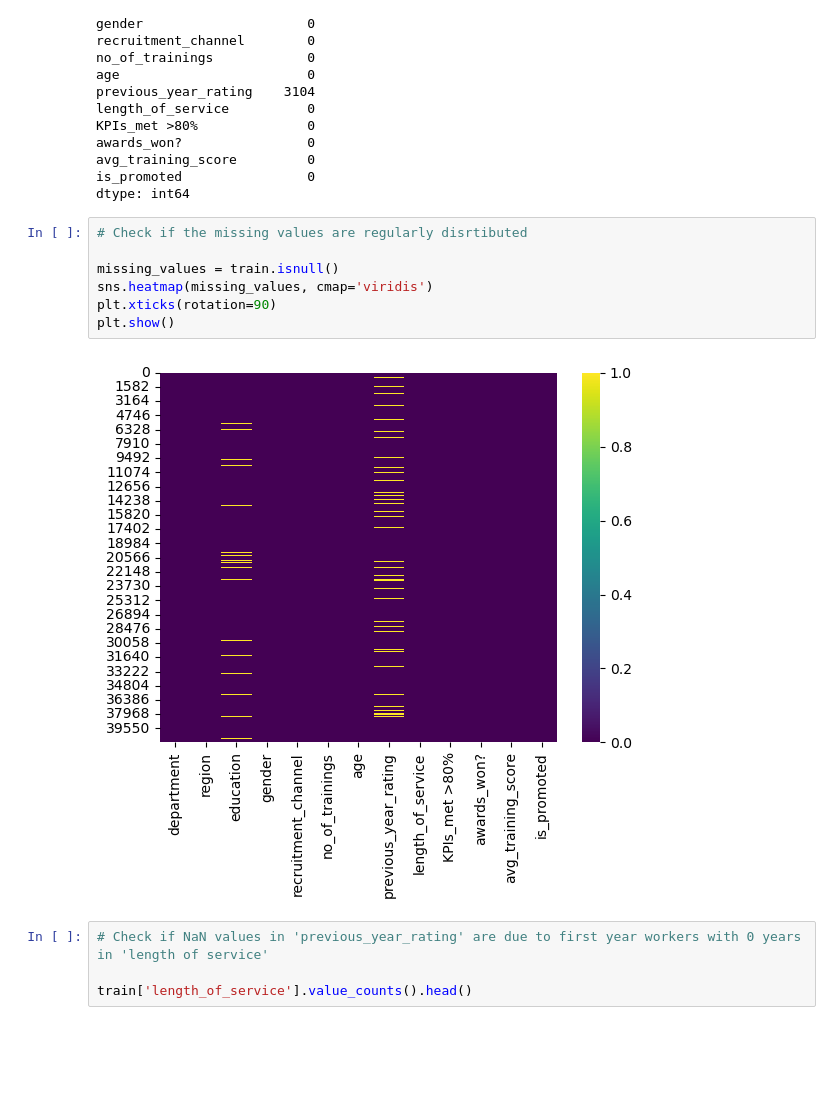
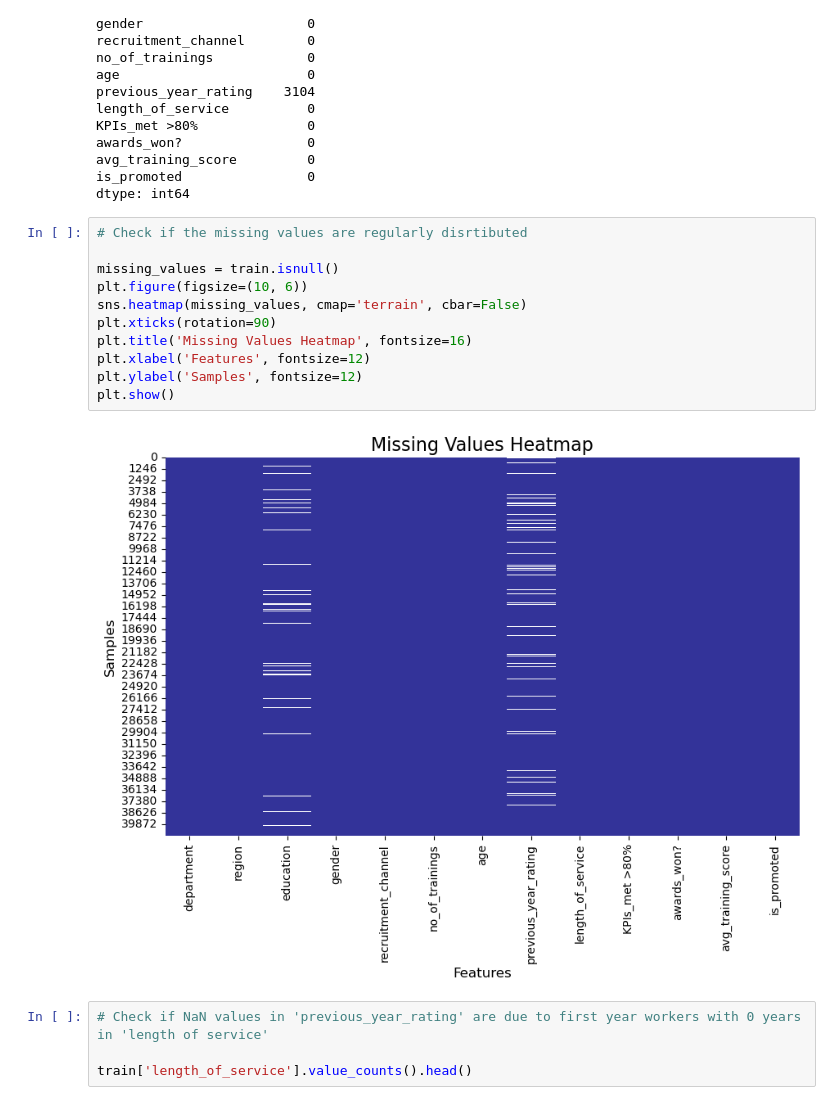
Before and after one commit to BorjaDaguerre/Predicting_promotions, a Jupyter notebook: (1) Promotions_prediction.ipynb, the cells around one changed output. Cells and saved outputs as stored; diff of their text form; blank space fills up the shorter version.

```diff
--- a/(1) Promotions_prediction.ipynb
+++ b/(1) Promotions_prediction.ipynb
@@ -127,12 +127,16 @@ dtype: int64
 # %%
 # Check if the missing values are regularly disrtibuted
 
 missing_values = train.isnull()
-sns.heatmap(missing_values, cmap='viridis')
+plt.figure(figsize=(10, 6))
+sns.heatmap(missing_values, cmap='terrain', cbar=False)
 plt.xticks(rotation=90)
+plt.title('Missing Values Heatmap', fontsize=16)
+plt.xlabel('Features', fontsize=12)
+plt.ylabel('Samples', fontsize=12)
 plt.show()
 # %% [output]
-[figure, old version]
+[figure, new version]
 # %%
 # Check if NaN values in 'previous_year_rating' are due to first year workers with 0 years in 'length of service'
 
```
Also changed, not shown: parts of 4 cells of this notebook, 1 other file.
